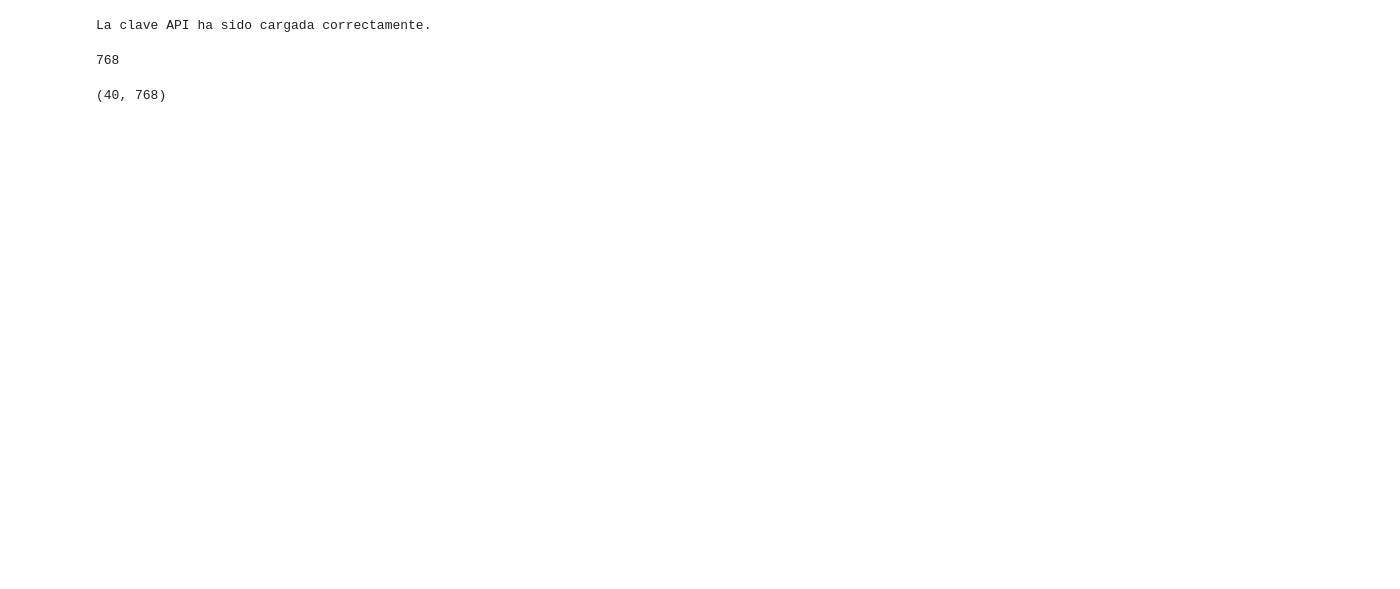
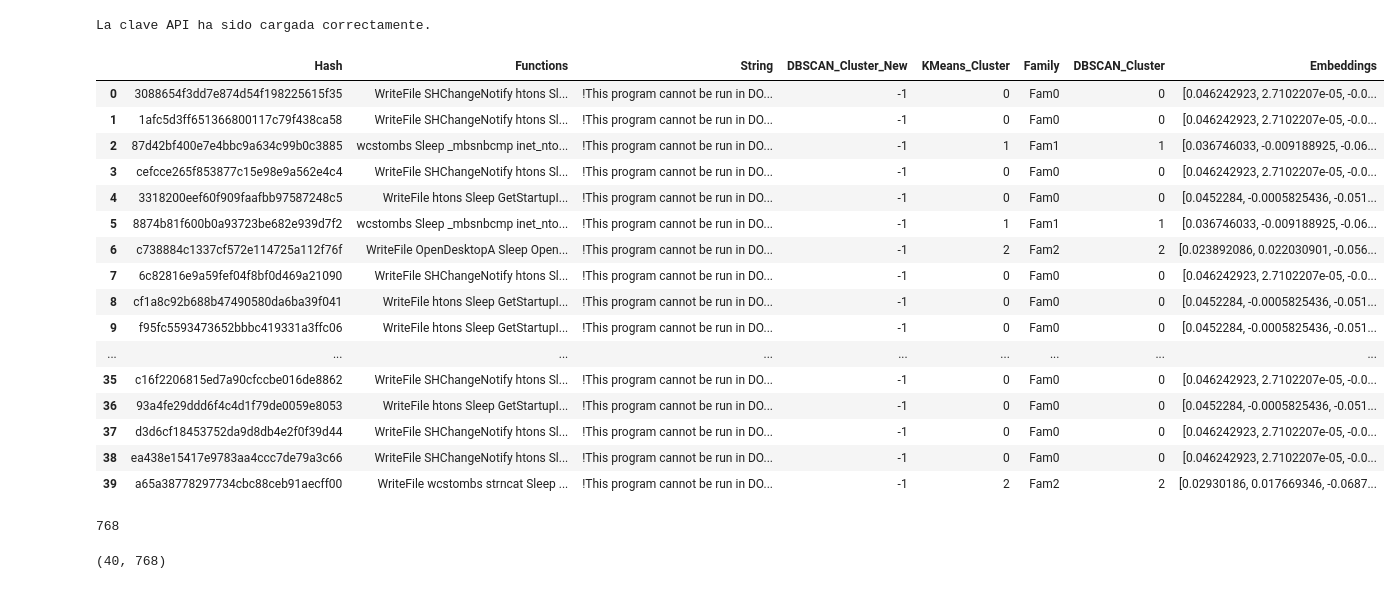
Before and after one commit to Overlord-slayer/Security_DS, a Jupyter notebook: lab4/lab4.ipynb, the cells around one changed output. Cells and saved outputs as stored; diff of their text form; code cells hidden in the pictures; blank space fills up the shorter version.

```diff
--- a/lab4/lab4.ipynb
+++ b/lab4/lab4.ipynb
@@ -421,3 +479,23 @@ df_train.head(5)
+# %%
+df_train
+# %% [output]
+|  | Hash | Functions | String | DBSCAN_Cluster_New | KMeans_Cluster | Family | DBSCAN_Cluster | Embeddings |
+| 0 | 3088654f3dd7e874d54f198225615f35 | WriteFile SHChangeNotify htons Sl... | !This program cannot be run in DO... | -1 | 0 | Fam0 | 0 | [0.046242923, 2.7102207e-05, -0.0... |
+| 1 | 1afc5d3ff651366800117c79f438ca58 | WriteFile SHChangeNotify htons Sl... | !This program cannot be run in DO... | -1 | 0 | Fam0 | 0 | [0.046242923, 2.7102207e-05, -0.0... |
+| 2 | 87d42bf400e7e4bbc9a634c99b0c3885 | wcstombs Sleep _mbsnbcmp inet_nto... | !This program cannot be run in DO... | -1 | 1 | Fam1 | 1 | [0.036746033, -0.009188925, -0.06... |
+| 3 | cefcce265f853877c15e98e9a562e4c4 | WriteFile SHChangeNotify htons Sl... | !This program cannot be run in DO... | -1 | 0 | Fam0 | 0 | [0.046242923, 2.7102207e-05, -0.0... |
+| 4 | 3318200eef60f909faafbb97587248c5 | WriteFile htons Sleep GetStartupI... | !This program cannot be run in DO... | -1 | 0 | Fam0 | 0 | [0.0452284, -0.0005825436, -0.051... |
+| 5 | 8874b81f600b0a93723be682e939d7f2 | wcstombs Sleep _mbsnbcmp inet_nto... | !This program cannot be run in DO... | -1 | 1 | Fam1 | 1 | [0.036746033, -0.009188925, -0.06... |
+| 6 | c738884c1337cf572e114725a112f76f | WriteFile OpenDesktopA Sleep Open... | !This program cannot be run in DO... | -1 | 2 | Fam2 | 2 | [0.023892086, 0.022030901, -0.056... |
+| 7 | 6c82816e9a59fef04f8bf0d469a21090 | WriteFile SHChangeNotify htons Sl... | !This program cannot be run in DO... | -1 | 0 | Fam0 | 0 | [0.046242923, 2.7102207e-05, -0.0... |
+| 8 | cf1a8c92b688b47490580da6ba39f041 | WriteFile htons Sleep GetStartupI... | !This program cannot be run in DO... | -1 | 0 | Fam0 | 0 | [0.0452284, -0.0005825436, -0.051... |
+| 9 | f95fc5593473652bbbc419331a3ffc06 | WriteFile htons Sleep GetStartupI... | !This program cannot be run in DO... | -1 | 0 | Fam0 | 0 | [0.0452284, -0.0005825436, -0.051... |
+| ... | ... | ... | ... | ... | ... | ... | ... | ... |
+| 35 | c16f2206815ed7a90cfccbe016de8862 | WriteFile SHChangeNotify htons Sl... | !This program cannot be run in DO... | -1 | 0 | Fam0 | 0 | [0.046242923, 2.7102207e-05, -0.0... |
+| 36 | 93a4fe29ddd6f4c4d1f79de0059e8053 | WriteFile htons Sleep GetStartupI... | !This program cannot be run in DO... | -1 | 0 | Fam0 | 0 | [0.0452284, -0.0005825436, -0.051... |
+| 37 | d3d6cf18453752da9d8db4e2f0f39d44 | WriteFile SHChangeNotify htons Sl... | !This program cannot be run in DO... | -1 | 0 | Fam0 | 0 | [0.046242923, 2.7102207e-05, -0.0... |
+| 38 | ea438e15417e9783aa4ccc7de79a3c66 | WriteFile SHChangeNotify htons Sl... | !This program cannot be run in DO... | -1 | 0 | Fam0 | 0 | [0.046242923, 2.7102207e-05, -0.0... |
+| 39 | a65a38778297734cbc88ceb91aecff00 | WriteFile wcstombs strncat Sleep ... | !This program cannot be run in DO... | -1 | 2 | Fam2 | 2 | [0.02930186, 0.017669346, -0.0687... |
 # %%
 len(df_train['Embeddings'][0])
 # %% [output]
```
Also changed, not shown: parts of 22 cells of this notebook, 1 other file.
